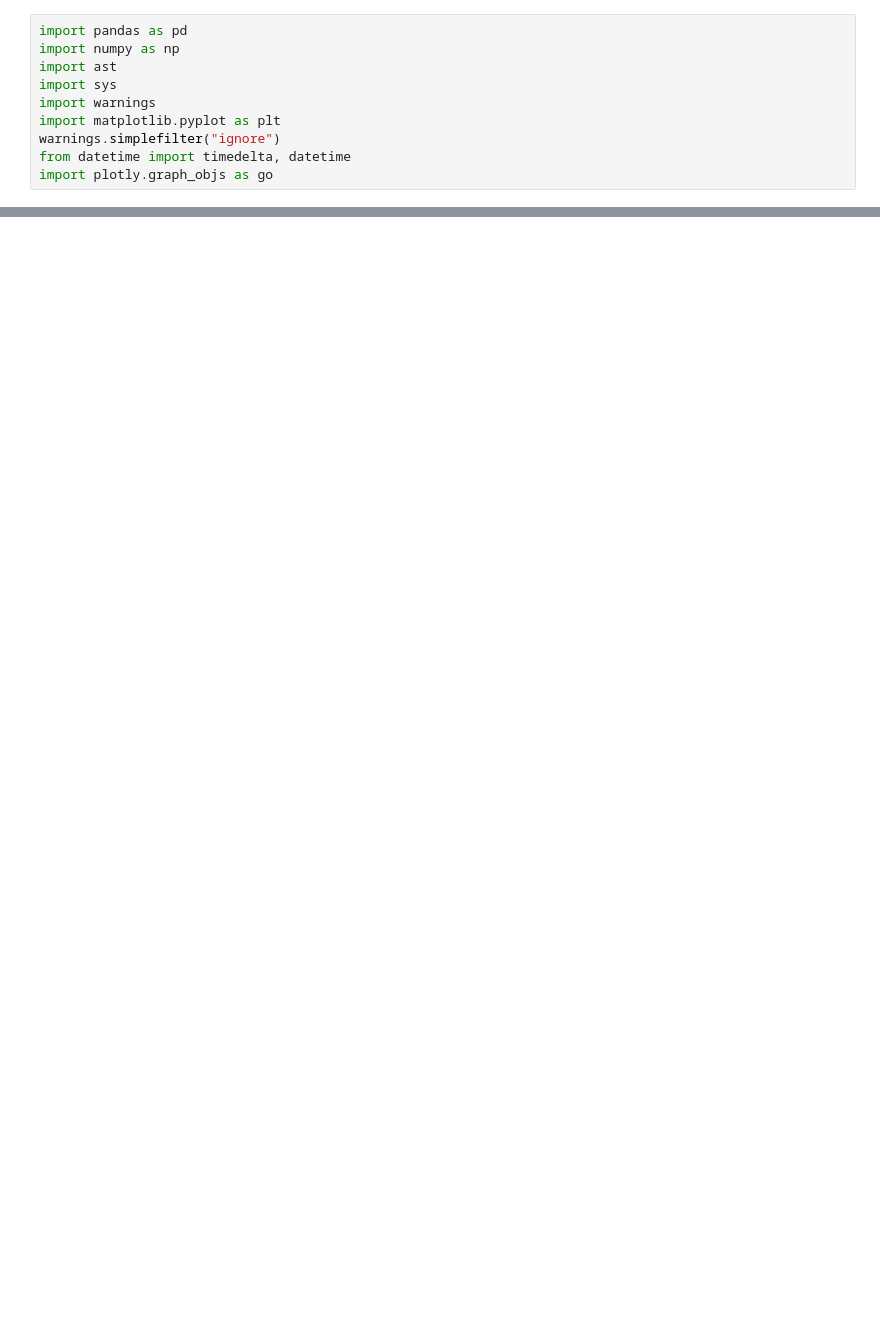
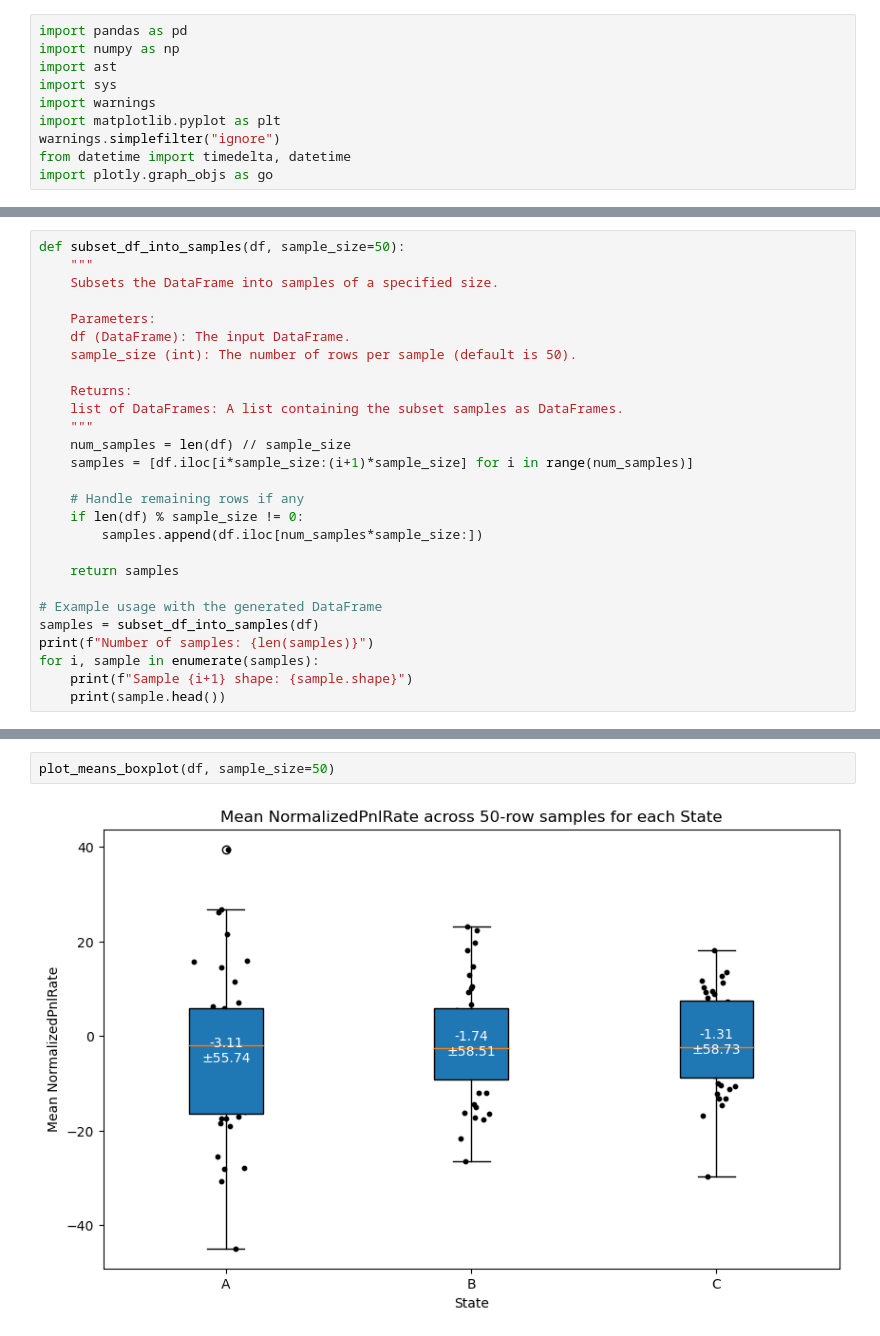
Before and after one commit to dyang1999/notebooks, a Jupyter notebook: time_series_analysis.ipynb, the cells around one changed output, grey strips where cells are left out. Cells and saved outputs as stored; diff of their text form; blank space fills up the shorter version.

```diff
--- a/time_series_analysis.ipynb
+++ b/time_series_analysis.ipynb
@@ -251,0 +285,27 @@ plot_time_series_per_state(df)
+# %%
+def subset_df_into_samples(df, sample_size=50):
+    """
+    Subsets the DataFrame into samples of a specified size.
+
+    Parameters:
+    df (DataFrame): The input DataFrame.
+    sample_size (int): The number of rows per sample (default is 50).
+
+    Returns:
+    list of DataFrames: A list containing the subset samples as DataFrames.
+    """
+    num_samples = len(df) // sample_size
+    samples = [df.iloc[i*sample_size:(i+1)*sample_size] for i in range(num_samples)]
+
+    # Handle remaining rows if any
+    if len(df) % sample_size != 0:
+        samples.append(df.iloc[num_samples*sample_size:])
+
+    return samples
+
+# Example usage with the generated DataFrame
+samples = subset_df_into_samples(df)
+print(f"Number of samples: {len(samples)}")
+for i, sample in enumerate(samples):
+    print(f"Sample {i+1} shape: {sample.shape}")
+    print(sample.head())
@@ -251,0 +375,4 @@ plot_time_series_per_state(df)
+# %%
+plot_means_boxplot(df, sample_size=50)
+# %% [output]
+[figure, added]
```
Also changed, not shown: parts of 11 cells of this notebook.
